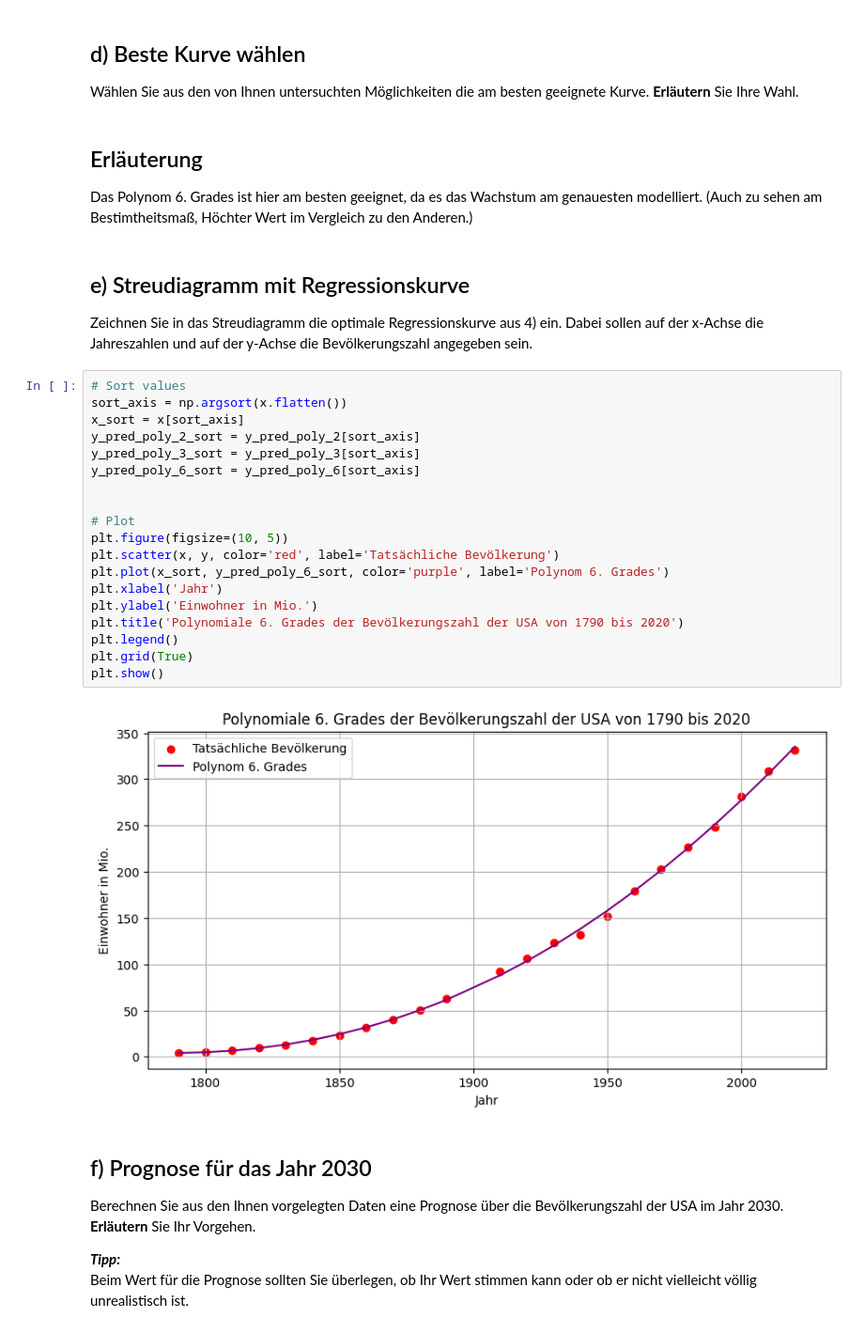
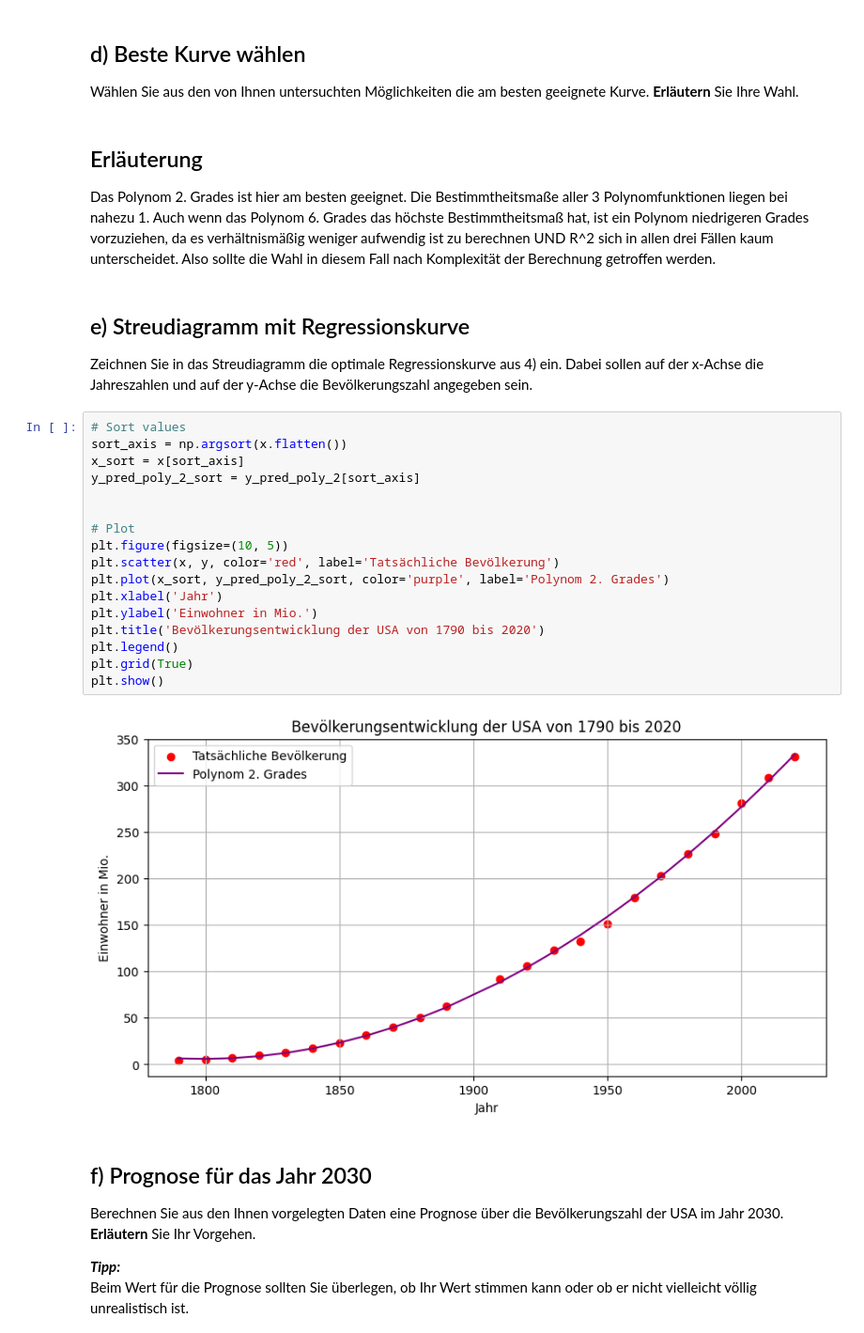
Before and after one commit to Fiusa21/Statistik_Labore, a Jupyter notebook: TestatAufgabe_2.ipynb, the cells around one changed output. Shown: that part at 94% size. Saved outputs shown, nothing was run; the diff lists cells and outputs as text.

```diff
--- a/TestatAufgabe_2.ipynb
+++ b/TestatAufgabe_2.ipynb
@@ -182,31 +183,29 @@ results
 Wählen Sie aus den von Ihnen untersuchten Möglichkeiten die am besten geeignete Kurve. **Erläutern** Sie Ihre Wahl.
 # %% [markdown]
 ## Erläuterung
-Das Polynom 6. Grades ist hier am besten geeignet, da es das Wachstum am genauesten modelliert. (Auch zu sehen am Bestimtheitsmaß, Höchter Wert im Vergleich zu den Anderen.)
+Das Polynom 2. Grades ist hier am besten geeignet. Die Bestimmtheitsmaße aller 3 Polynomfunktionen liegen bei nahezu 1. Auch wenn das Polynom 6. Grades das höchste Bestimmtheitsmaß hat, ist ein Polynom niedrigeren Grades vorzuziehen, da es verhältnismäßig weniger aufwendig ist zu berechnen UND R^2 sich in allen drei Fällen kaum unterscheidet. Also sollte die Wahl in diesem Fall nach Komplexität der Berechnung getroffen werden.
 # %% [markdown]
 ## e) Streudiagramm mit Regressionskurve
 Zeichnen Sie in das Streudiagramm die optimale Regressionskurve aus 4) ein. Dabei sollen auf der x-Achse die Jahreszahlen und auf der y-Achse die Bevölkerungszahl angegeben sein.
 # %%
 # Sort values
 sort_axis = np.argsort(x.flatten())
 x_sort = x[sort_axis]
 y_pred_poly_2_sort = y_pred_poly_2[sort_axis]
-y_pred_poly_3_sort = y_pred_poly_3[sort_axis]
-y_pred_poly_6_sort = y_pred_poly_6[sort_axis]
 
 
 # Plot
 plt.figure(figsize=(10, 5))
 plt.scatter(x, y, color='red', label='Tatsächliche Bevölkerung')
-plt.plot(x_sort, y_pred_poly_6_sort, color='purple', label='Polynom 6. Grades')
+plt.plot(x_sort, y_pred_poly_2_sort, color='purple', label='Polynom 2. Grades')
 plt.xlabel('Jahr')
 plt.ylabel('Einwohner in Mio.')
-plt.title('Polynomiale 6. Grades der Bevölkerungszahl der USA von 1790 bis 2020')
+plt.title('Bevölkerungsentwicklung der USA von 1790 bis 2020')
 plt.legend()
 plt.grid(True)
 plt.show()
 # %% [output]
-[figure, old version]
+[figure, new version]
 # %% [markdown]
 ## f) Prognose für das Jahr 2030
 Berechnen Sie aus den Ihnen vorgelegten Daten eine Prognose über die Bevölkerungszahl der USA im Jahr 2030. **Erläutern** Sie Ihr Vorgehen.
```
Also changed, not shown: parts of 3 cells of this notebook.
